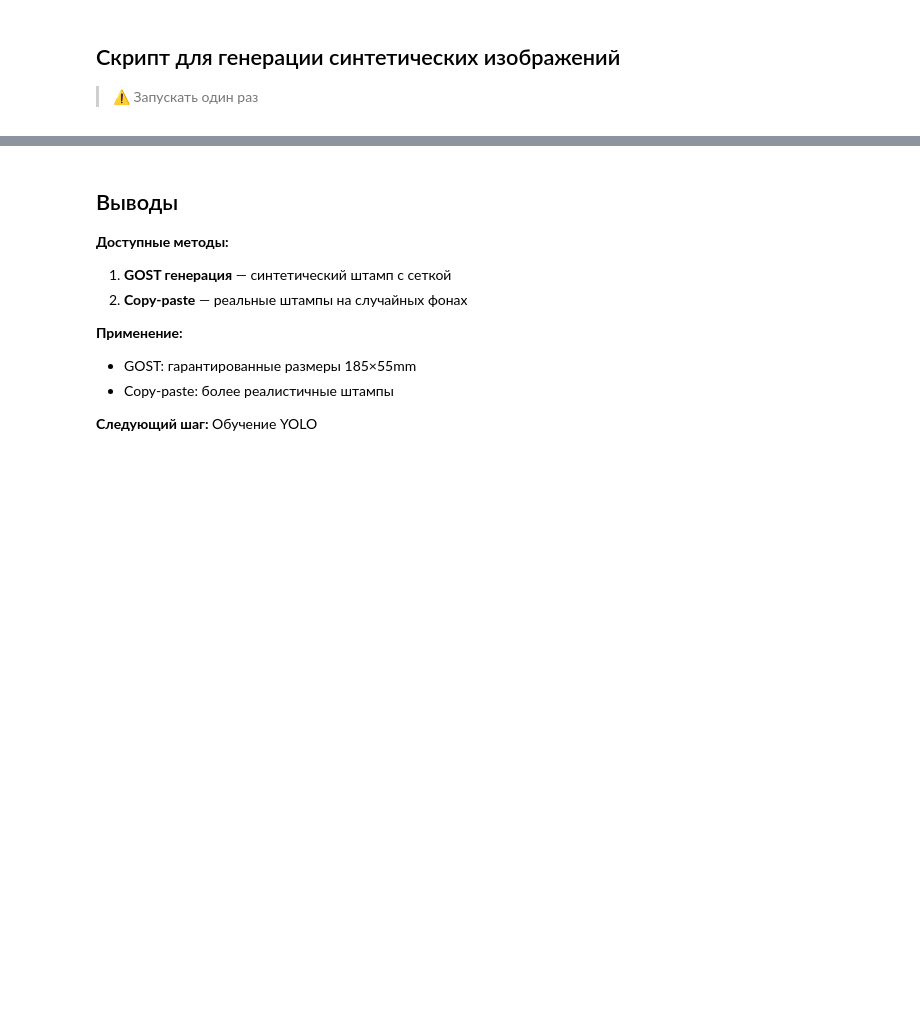
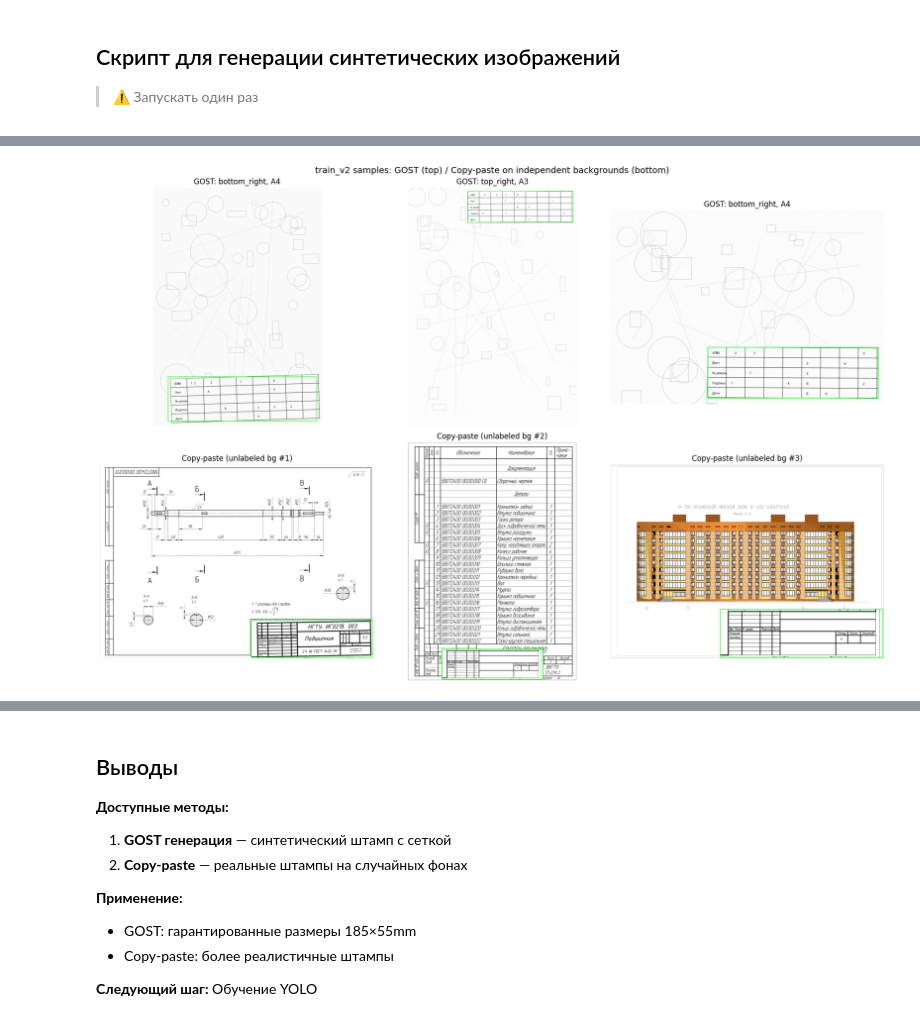
Before and after one commit to Sapar-hub/aie-group-2-sapar, a Jupyter notebook: project/notebooks/exp02_synthetic_data.ipynb, the cells around one changed output, grey strips where cells are left out. Drawn from its saved outputs; the diff is of its cells as text; code cells hidden in the pictures; blank space fills up the shorter version.

Commit message:
data: new unlabeld drawings

```diff
--- a/project/notebooks/exp02_synthetic_data.ipynb
+++ b/project/notebooks/exp02_synthetic_data.ipynb
@@ -122,0 +133,18 @@ Done! Generated 500 synthetic images in data
+# %%
+# Генерация GOST synthetic (250) в train_v2
+OUT_DIR = DATA_DIR / "images" / "train_v2"
+OUT_LBL_DIR = DATA_DIR / "labels" / "train_v2"
+OUT_DIR.mkdir(parents=True, exist_ok=True)
+OUT_LBL_DIR.mkdir(parents=True, exist_ok=True)
+
+if not list(OUT_DIR.glob("gost_*.png")):
+    for i in range(250):
+        if i % 50 == 0:
+            print(f"GOST: {i}/250")
+        img, label, _ = generate_synthetic_image(dpi=200)
+        cv2.imwrite(str(OUT_DIR / f"gost_{i:04d}.png"), img)
+        with open(OUT_LBL_DIR / f"gost_{i:04d}.txt", "w") as f:
+            f.write(f"0 {label[1]:.6f} {label[2]:.6f} {label[3]:.6f} {label[4]:.6f}\n")
+    print("GOST: done")
+else:
+    print("GOST: already exists, skipping")
@@ -122,0 +196,34 @@ Done! Generated 500 synthetic images in data
+# %%
+fig, axes = plt.subplots(2, 3, figsize=(18, 12))
+
+# GOST samples (row 1)
+for i, ax in enumerate(axes[0]):
+    img, label, meta = generate_synthetic_image(dpi=200)
+    x, y, w, h = meta['stamp_bbox']
+    cv2.rectangle(img, (x, y), (x+w, y+h), (0, 255, 0), 3)
+    ax.imshow(cv2.cvtColor(img, cv2.COLOR_BGR2RGB))
+    ax.set_title(f"GOST: {meta['corner']}, {meta['paper_size']}")
+    ax.axis('off')
+
+# Copy-paste samples (row 2) — inline, no GT leakage
+random.seed(42)
+for i, ax in enumerate(axes[1]):
+    bg = random.choice(clean_backgrounds)
+    stamp = random.choice(donor_stamps)
+    scaled = resize_stamp_for_bg(stamp, bg.shape[1], bg.shape[0])
+    sh, sw = scaled.shape[:2]
+    x, y = place_by_orientation(bg.shape[1], bg.shape[0], sw, sh)
+
+    synth = bg.copy()
+    synth[y:y+sh, x:x+sw] = scaled
+    cv2.rectangle(synth, (x, y), (x+sw, y+sh), (0, 255, 0), 3)
+
+    ax.imshow(cv2.cvtColor(synth, cv2.COLOR_BGR2RGB))
+    ax.set_title(f"Copy-paste (unlabeled bg #{i+1})")
+    ax.axis('off')
+
+plt.suptitle("train_v2 samples: GOST (top) / Copy-paste on independent backgrounds (bottom)", fontsize=14)
+plt.tight_layout()
+plt.show()
+# %% [output]
+[figure, added]
```
Also changed, not shown: parts of 7 cells of this notebook, 32 other files.
